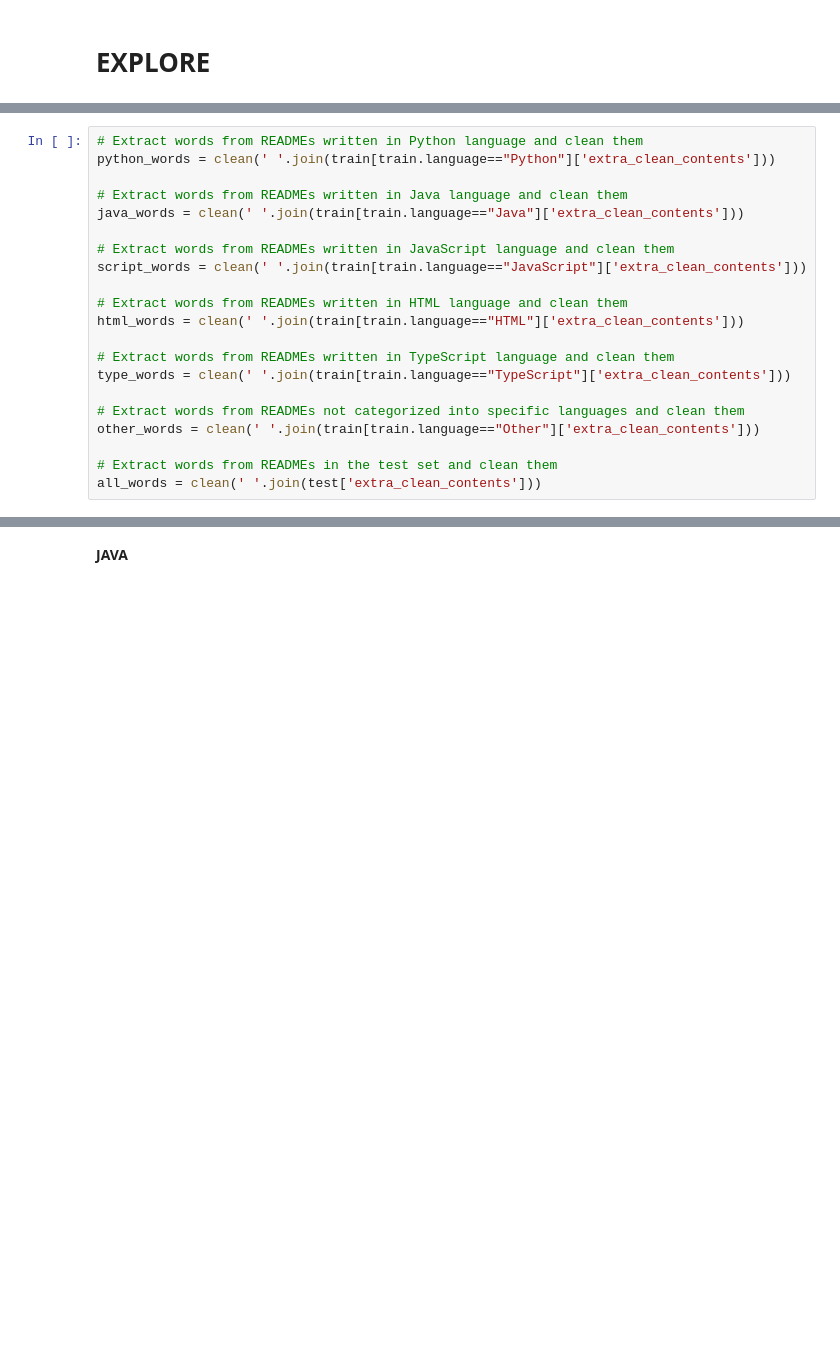
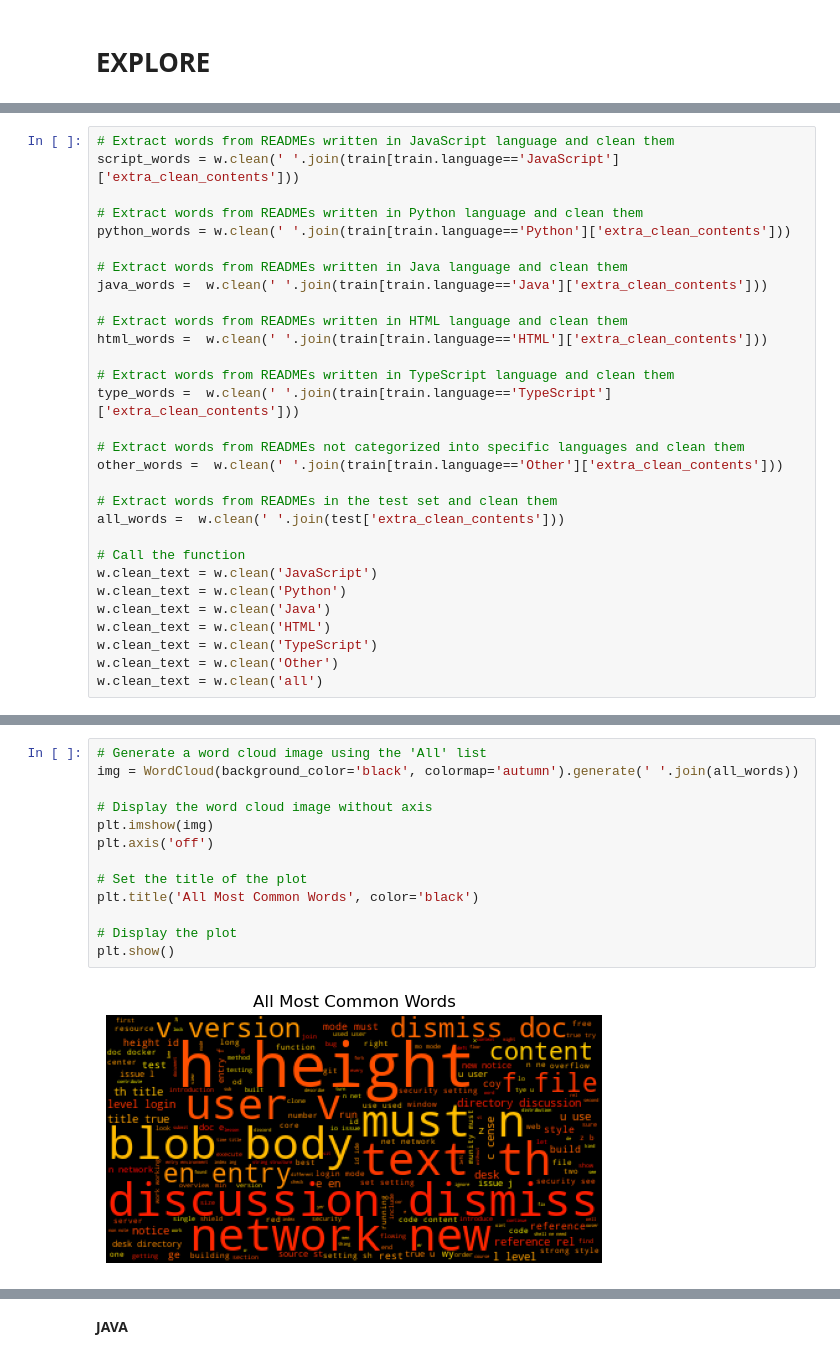
Before and after one commit to fork-your-repository/nlp-project, a Jupyter notebook: explore_ms.ipynb, the cells around one changed output, grey strips where cells are left out. Saved outputs shown, nothing was run; the diff lists cells and outputs as text; blank space fills up the shorter version.

```diff
--- a/explore_ms.ipynb
+++ b/explore_ms.ipynb
@@ -347,21 +376,30 @@ w.create_bar_chart(words_df, 'language', 'Distribution of Categories')
 # %%
+# Extract words from READMEs written in JavaScript language and clean them
+script_words = w.clean(' '.join(train[train.language=='JavaScript']['extra_clean_contents']))
+
 # Extract words from READMEs written in Python language and clean them
-python_words = clean(' '.join(train[train.language=="Python"]['extra_clean_contents']))
+python_words = w.clean(' '.join(train[train.language=='Python']['extra_clean_contents']))
 
 # Extract words from READMEs written in Java language and clean them
-java_words = clean(' '.join(train[train.language=="Java"]['extra_clean_contents']))
-
-# Extract words from READMEs written in JavaScript language and clean them
-script_words = clean(' '.join(train[train.language=="JavaScript"]['extra_clean_contents']))
+java_words =  w.clean(' '.join(train[train.language=='Java']['extra_clean_contents']))
 
 # Extract words from READMEs written in HTML language and clean them
-html_words = clean(' '.join(train[train.language=="HTML"]['extra_clean_contents']))
+html_words =  w.clean(' '.join(train[train.language=='HTML']['extra_clean_contents']))
 
 # Extract words from READMEs written in TypeScript language and clean them
-type_words = clean(' '.join(train[train.language=="TypeScript"]['extra_clean_contents']))
+type_words =  w.clean(' '.join(train[train.language=='TypeScript']['extra_clean_contents']))
 
 # Extract words from READMEs not categorized into specific languages and clean them
-other_words = clean(' '.join(train[train.language=="Other"]['extra_clean_contents']))
+other_words =  w.clean(' '.join(train[train.language=='Other']['extra_clean_contents']))
 
 # Extract words from READMEs in the test set and clean them
-all_words = clean(' '.join(test['extra_clean_contents']))
+all_words =  w.clean(' '.join(test['extra_clean_contents']))
+
+# Call the function
+w.clean_text = w.clean('JavaScript')
+w.clean_text = w.clean('Python')
+w.clean_text = w.clean('Java')
+w.clean_text = w.clean('HTML')
+w.clean_text = w.clean('TypeScript')
+w.clean_text = w.clean('Other')
+w.clean_text = w.clean('all')
@@ -433,0 +496,15 @@ len(python_words), len(java_words), len(script_words), len(html_words), len(type
+# %%
+# Generate a word cloud image using the 'All' list
+img = WordCloud(background_color='black', colormap='autumn').generate(' '.join(all_words))
+
+# Display the word cloud image without axis
+plt.imshow(img)
+plt.axis('off')
+
+# Set the title of the plot
+plt.title('All Most Common Words', color='black')
+
+# Display the plot
+plt.show()
+# %% [output]
+[figure, added]
```
Also changed, not shown: parts of 68 cells of this notebook.
